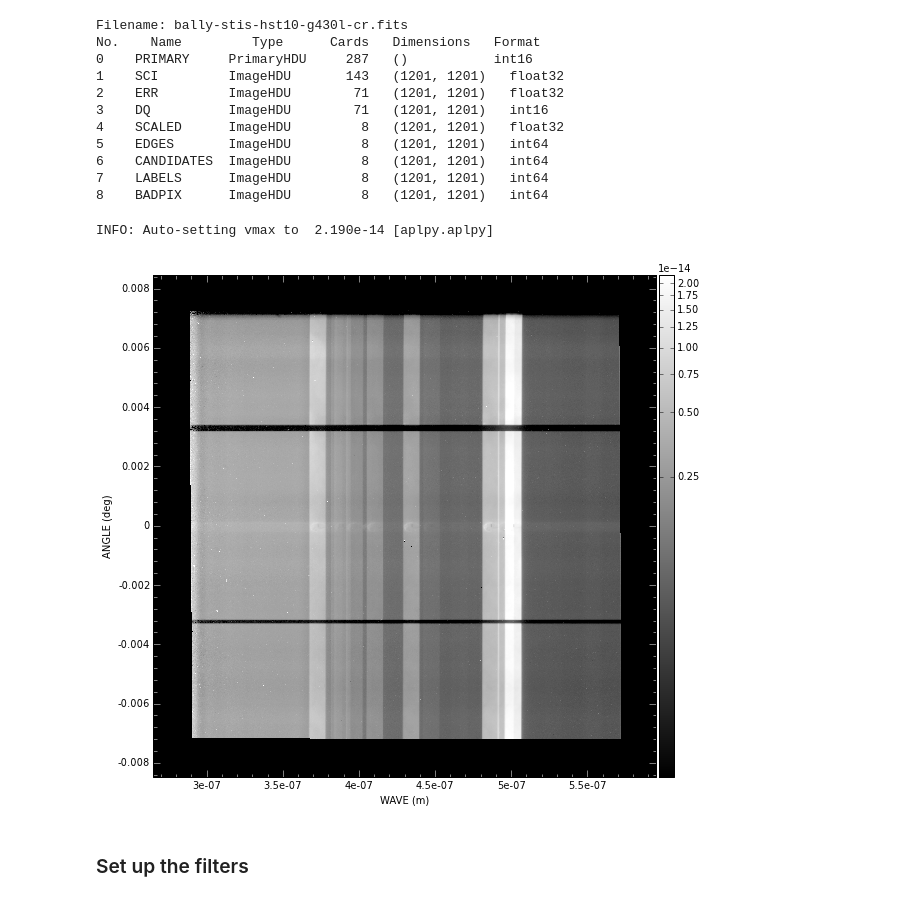
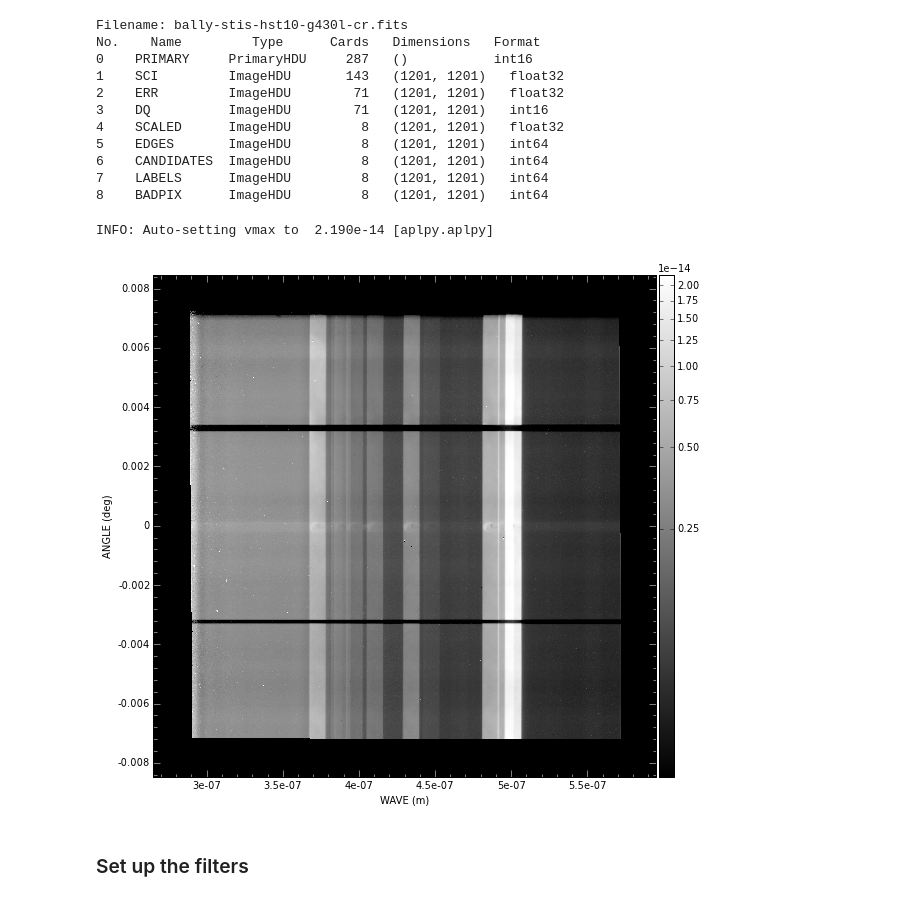
Before and after one commit to deprecated/orion-tsq, a Jupyter notebook: Bally STIS spectrum.ipynb, the cells around one changed output. Saved outputs shown, nothing was run; the diff lists cells and outputs as text; code cells hidden in the pictures.

```diff
--- a/Bally STIS spectrum.ipynb
+++ b/Bally STIS spectrum.ipynb
@@ -27,11 +27,11 @@ xpos = x0 + (np.arange(ny) - (j0 - 1))*dx
 import aplpy
 # %%
 f = aplpy.FITSFigure(hdu)
-f.show_grayscale(vmin=1e-16, stretch="log")
+f.show_grayscale(vmin=3e-16, stretch="log")
 f.show_colorbar()
 # %% [output]
 INFO: Auto-setting vmax to  2.190e-14 [aplpy.aplpy]
-[figure, old version]
+[figure, new version]
 # %% [markdown]
 ### Set up the filters
 # %%
```
Also changed, not shown: parts of 14 cells of this notebook, 1 other file.
